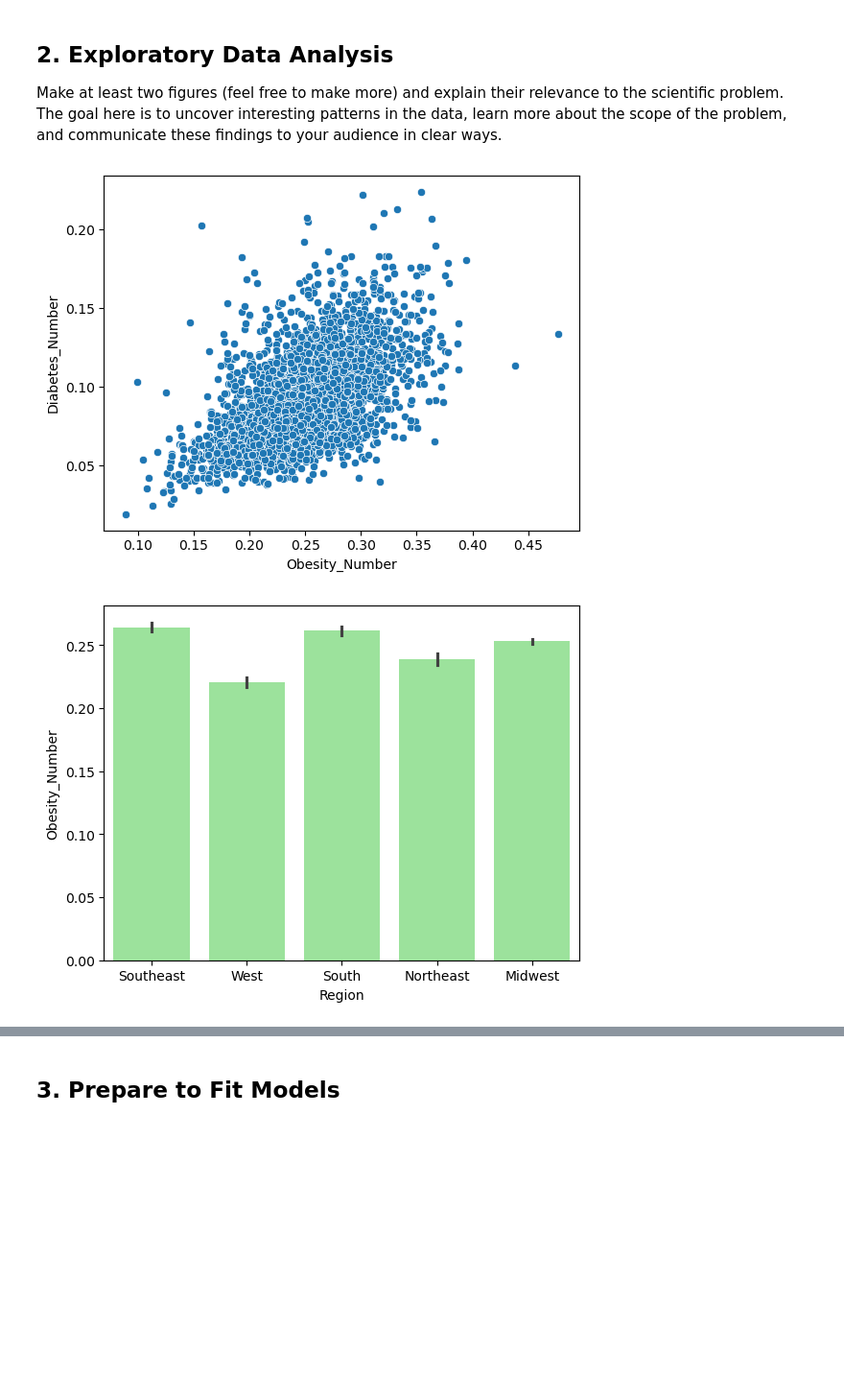
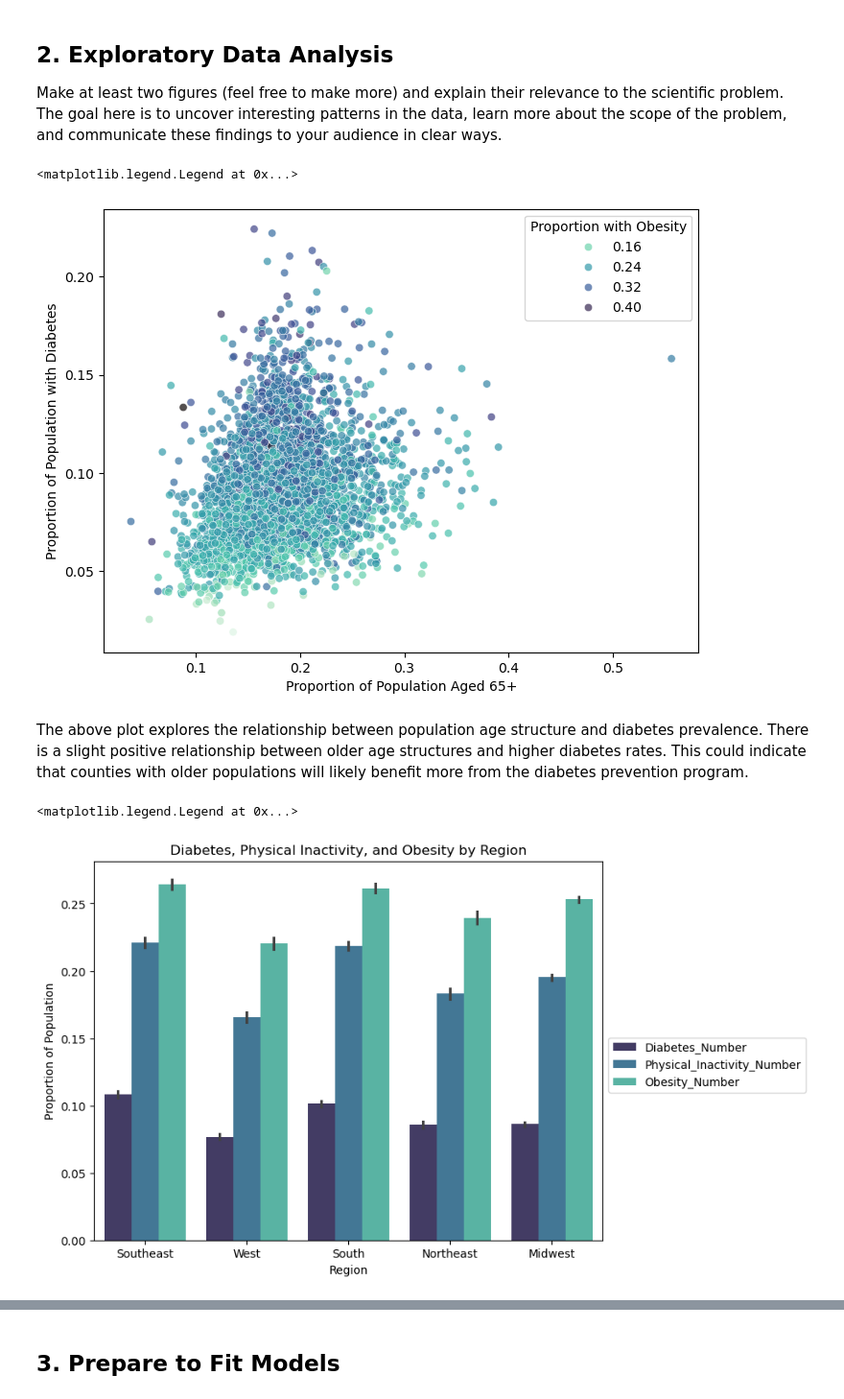
Before and after one commit to kylee-hoffman/computational_social_science_projects, a Jupyter notebook: project_2/Project 2 Students.ipynb, the cells around one changed output, grey strips where cells are left out. Shown: that part at 96% size. Saved outputs shown, nothing was run; the diff lists cells and outputs as text; code cells hidden in the pictures; blank space fills up the shorter version.

```diff
--- a/project_2/Project 2 Students.ipynb
+++ b/project_2/Project 2 Students.ipynb
@@ -329,18 +329,42 @@ Make at least two figures (feel free to make more) and explain their relevance t
 #
 # EDA #1 and interpretations in this section
 #-----------
-sns.scatterplot(x = "Obesity_Number",
+plt.figure(figsize=(8,6))
+sns.scatterplot(x = "sex and age_total population_65 years and over",
                 y = "Diabetes_Number",
-                data = diabetes);
+                data = diabetes,
+                hue = "Obesity_Number",
+                alpha = 0.7,
+                palette = "mako_r");
+plt.xlabel("Proportion of Population Aged 65+")
+plt.ylabel("Proportion of Population with Diabetes")
+plt.legend(title = 'Proportion with Obesity')
 # %% [output]
+<matplotlib.legend.Legend at 0x...>
-[figure, old version]
+[figure, new version]
+# %% [markdown]
+The above plot explores the relationship between population age structure and diabetes prevalence. There is a slight positive relationship between older age structures and higher diabetes rates. This could indicate that counties with older populations will likely benefit more from the diabetes prevention program.
 # %%
 #
 # EDA #2 and interpretations in this section
 #-----------
-sns.barplot(x = "Region",
-            y = "Obesity_Number",
-            data = diabetes,
-            color = "lightgreen");
+diabetes_melted = pd.melt(diabetes, id_vars='Region',
+                          value_vars=["Diabetes_Number", "Physical_Inactivity_Number", "Obesity_Number"],
+                          var_name='var', value_name='prop')
+
+plt.figure(figsize=(8, 6))
+
+# Side-by-side bars with 'dodge=True'
+sns.barplot(x="Region",
+            y="prop",
+            hue="var",
+            data=diabetes_melted,
+            palette='mako',
+            dodge=True);
+plt.title("Diabetes, Physical Inactivity, and Obesity by Region")
+plt.ylabel("Proportion of Population")
+
+plt.legend(title="", bbox_to_anchor=(1, 0.55), loc="upper left")
 # %% [output]
+<matplotlib.legend.Legend at 0x...>
-[figure, old version]
+[figure, new version]
```
Also changed, not shown: parts of 40 cells of this notebook, 2 other files.
